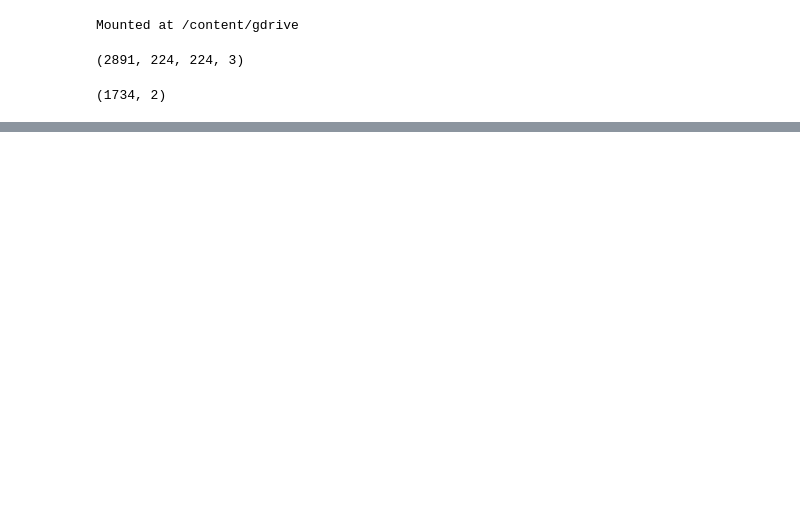
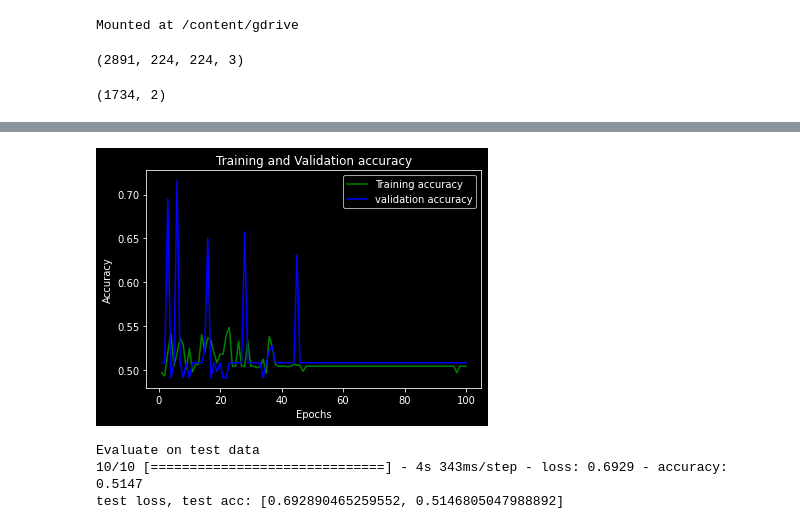
Before and after one commit to premanshsharma/Brain-Tumor-Detection, a Jupyter notebook: btp_clg_vgg16.ipynb, the cells around one changed output, grey strips where cells are left out. Drawn from its saved outputs; the diff is of its cells as text; code cells hidden in the pictures; blank space fills up the shorter version.

```diff
--- a/btp_clg_vgg16.ipynb
+++ b/btp_clg_vgg16.ipynb
@@ -190,0 +191,2 @@ test loss, test acc: [0.6523946523666382, 0.9637305736541748]
+# %%
+history2 = model2.fit(x_train, y_train, epochs = 100, batch_size = 40, validation_data = (x_val, y_val))
@@ -190,0 +211,21 @@ test loss, test acc: [0.6523946523666382, 0.9637305736541748]
+# %%
+loss_train2 = history2.history['accuracy']
+loss_val2 = history2.history['val_accuracy']
+epochs = range(1,101)
+plt.plot(epochs, loss_train2, 'g', label='Training accuracy')
+plt.plot(epochs, loss_val2, 'b', label='validation accuracy')
+plt.title('Training and Validation accuracy')
+plt.xlabel('Epochs')
+plt.ylabel('Accuracy')
+plt.legend()
+plt.show()
+# %% [output]
+[figure, added]
+# %%
+print("Evaluate on test data")
+results2 = model2.evaluate(x_test, y_test, batch_size=64)
+print("test loss, test acc:", results2)
+# %% [output]
+Evaluate on test data
+10/10 [==============================] - 4s 343ms/step - loss: 0.6929 - accuracy: 0.5147
+test loss, test acc: [0.692890465259552, 0.5146805047988892]
```
Also changed, not shown: parts of 7 cells of this notebook.
